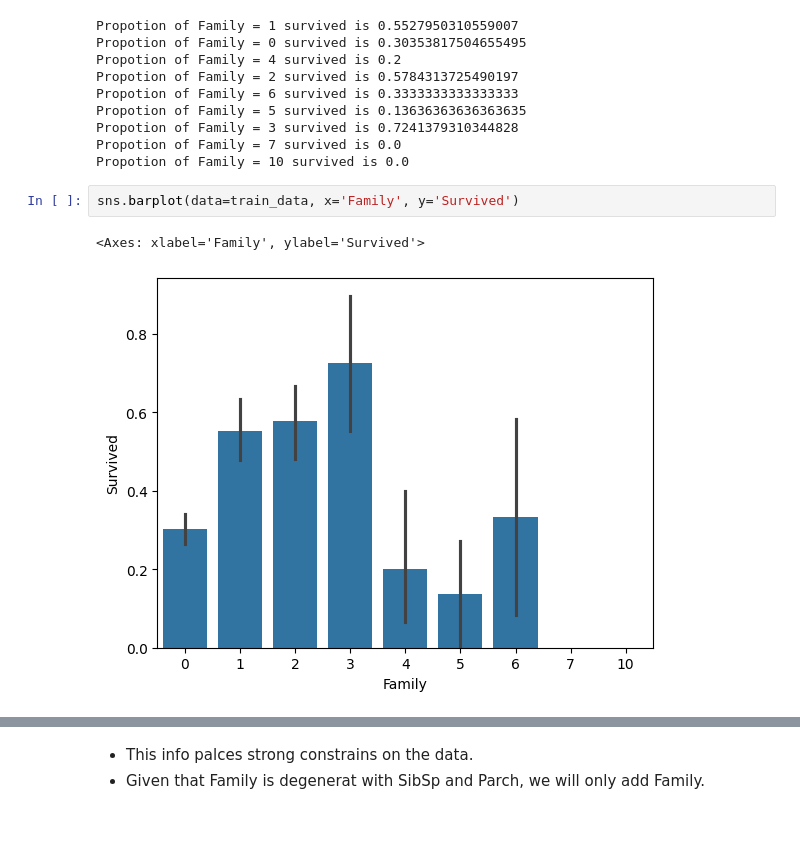
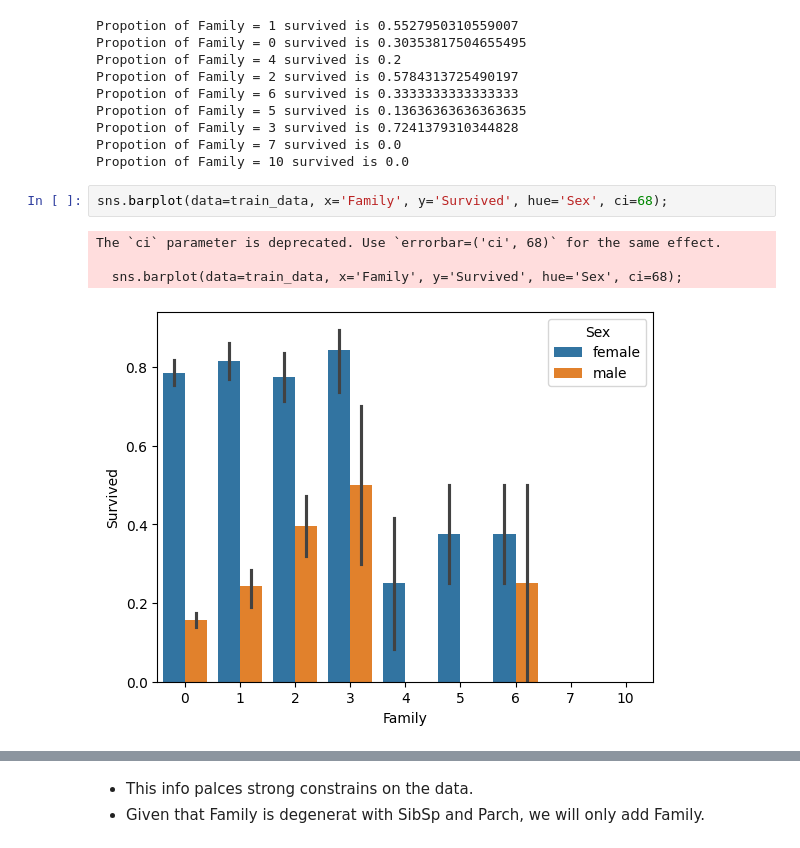
Before and after one commit to omarxz/data_science_projects, a Jupyter notebook: pandas_tensorFlow_scikit-learn/1_titanic/random_forest_approach.ipynb, the cells around one changed output, grey strips where cells are left out. Drawn from its saved outputs; the diff is of its cells as text.

```diff
--- a/pandas_tensorFlow_scikit-learn/1_titanic/random_forest_approach.ipynb
+++ b/pandas_tensorFlow_scikit-learn/1_titanic/random_forest_approach.ipynb
@@ -317,10 +322,12 @@ Propotion of Family = 3 survived is 0.7241379310344828
 Propotion of Family = 7 survived is 0.0
 Propotion of Family = 10 survived is 0.0
 # %%
-sns.barplot(data=train_data, x='Family', y='Survived')
+sns.barplot(data=train_data, x='Family', y='Survived', hue='Sex', ci=68);
 # %% [output]
-<Axes: xlabel='Family', ylabel='Survived'>
+The `ci` parameter is deprecated. Use `errorbar=('ci', 68)` for the same effect.
+
+  sns.barplot(data=train_data, x='Family', y='Survived', hue='Sex', ci=68);
-[figure, old version]
+[figure, new version]
 # %%
 pivot_table_family = pd.pivot_table(train_data, values='Survived', index='SibSp', columns='Parch', aggfunc='mean')
 sns.heatmap(pivot_table_family, annot=True, cmap='coolwarm', fmt='.2f', cbar=True);
```
Also changed, not shown: parts of 7 cells of this notebook, 6 other files.
